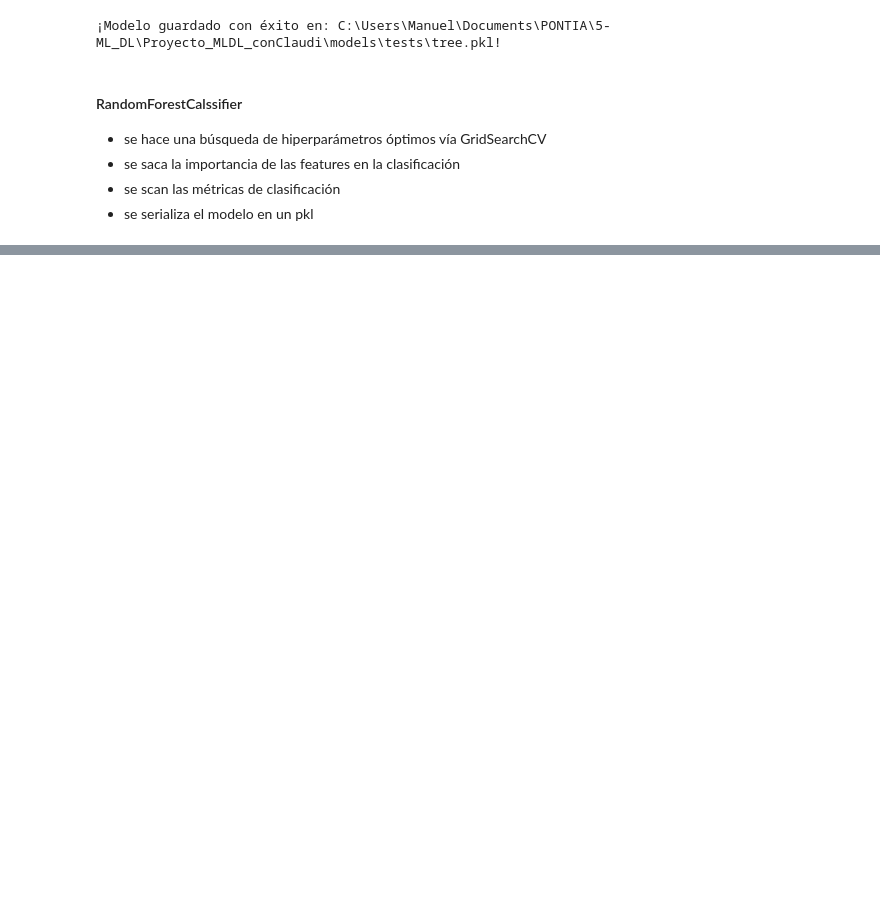
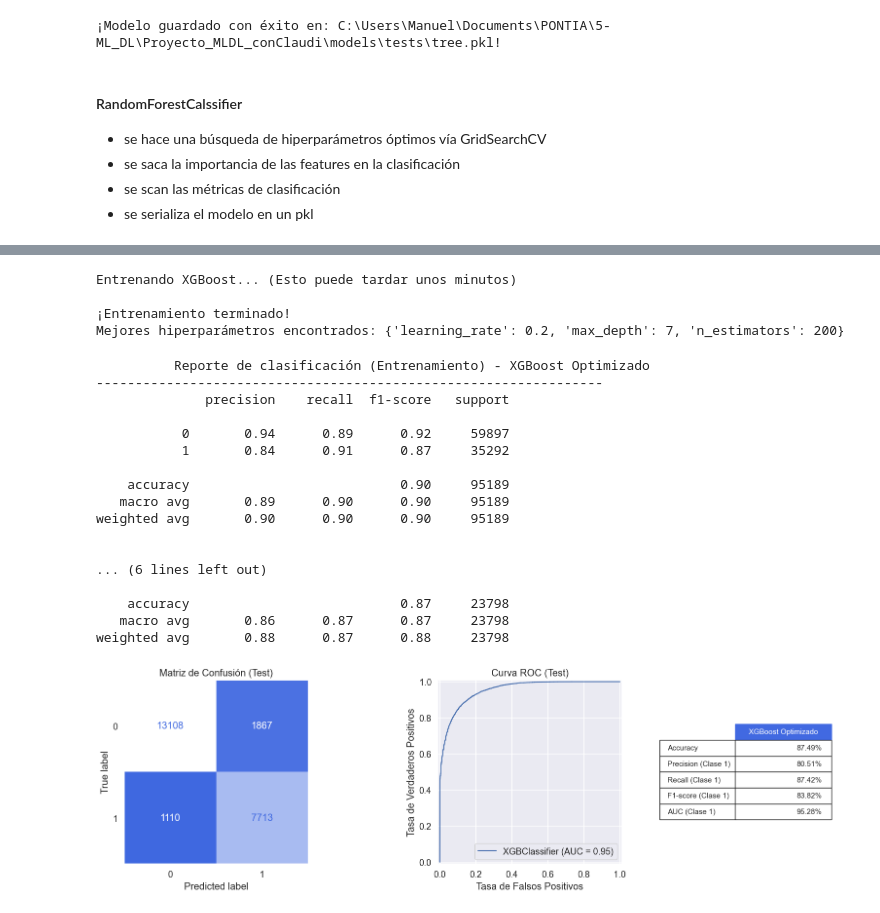
Before and after one commit to claudiberenguer/modulo5eval_ii, a Jupyter notebook: notebooks/finales/comparativa_modelos.ipynb, the cells around one changed output, grey strips where cells are left out. Cells and saved outputs as stored; diff of their text form; code cells hidden in the pictures; blank space fills up the shorter version.

```diff
--- a/notebooks/finales/comparativa_modelos.ipynb
+++ b/notebooks/finales/comparativa_modelos.ipynb
@@ -193,13 +203,8 @@ Se observa que el modelo converge rápidamente; ha estado bien cortar temprano p
 # %%
-%%time
-# Se entrena el modelo con un callback de early stopping. Se aplic en el val_loss porqué no se quiere overfitting
-callback = EarlyStopping(monitor="val_loss",
-                         min_delta=0.02,
-                         patience=3,  # número de veces con una ganancia por debajo de la mínima seguidas antes de parar
-                         verbose=0,
-                         mode="auto",
-                         baseline=None,
-                         restore_best_weights=False,
-                         start_from_epoch=0,
-                        )
-history = model_nn.fit(X_train, y_train, epochs=100, validation_split=0.2, verbose=1, callbacks=[callback])
+# modelo
+xgb_base = XGBClassifier(
+    random_state=42,
+    scale_pos_weight=peso_cancelaciones,
+    eval_metric='logloss',
+    n_jobs=-1
+)
@@ -244,14 +218,39 @@ def nn_predict(model, X, threshold=0.5: float, pred_or_proba='pred') -> (pd.core
 # %%
-# Métricas de evaluación
-y_pred_train = mejor_rfc.nn_predict(model_nn, X_train)
-y_pred_test = mejor_rfc.nn_predict(model_nn, X_test)
-y_proba_test = mejor_rfc.nn_predict(model_nn, X_train, pred_or_proba='proba')
-evaluar_modelo(y_train, y_test, y_pred_train, y_pred_test, y_proba_test, 'NeuralNetwork')
+print("Entrenando XGBoost... (Esto puede tardar unos minutos)")
+
+mejor_xgb, hiperparametros_xgb = optimizar_hiperparametros_modelo(
+    xgb_base,
+    param_grid_xgb,
+    X_train,
+    y_train
+)
+
+print('\n¡Entrenamiento terminado!')
+print('Mejores hiperparámetros encontrados:', hiperparametros_xgb)
+# %% [output]
+Entrenando XGBoost... (Esto puede tardar unos minutos)
+
+¡Entrenamiento terminado!
+Mejores hiperparámetros encontrados: {'learning_rate': 0.2, 'max_depth': 7, 'n_estimators': 200}
 # %%
-# Guardar el modelo en un .pkl
-config.MODELS_TEST_DIR.mkdir(parents=True, exist_ok=True)
-
-# 2. Guardamos rfc ganador usando la ruta de tu config.py
-joblib.dump(model_nn, config.NN_MODEL_PATH)
-
-print(f"¡Modelo guardado con éxito en: {config.NN_MODEL_PATH}!")
+# Evaluación del modelo XGBoost
+evaluar_modelo(mejor_xgb, X_train, X_test, y_train, y_test, 'XGBoost Optimizado')
+# %% [output]
+          Reporte de clasificación (Entrenamiento) - XGBoost Optimizado
+-----------------------------------------------------------------
+              precision    recall  f1-score   support
+
+           0       0.94      0.89      0.92     59897
+           1       0.84      0.91      0.87     35292
+
+    accuracy                           0.90     95189
+   macro avg       0.89      0.90      0.90     95189
+weighted avg       0.90      0.90      0.90     95189
+
+
+... (6 lines left out)
+
+    accuracy                           0.87     23798
+   macro avg       0.86      0.87      0.87     23798
+weighted avg       0.88      0.87      0.88     23798
+[figure, added]
```
Also changed, not shown: parts of 23 cells of this notebook, 8 other files.
